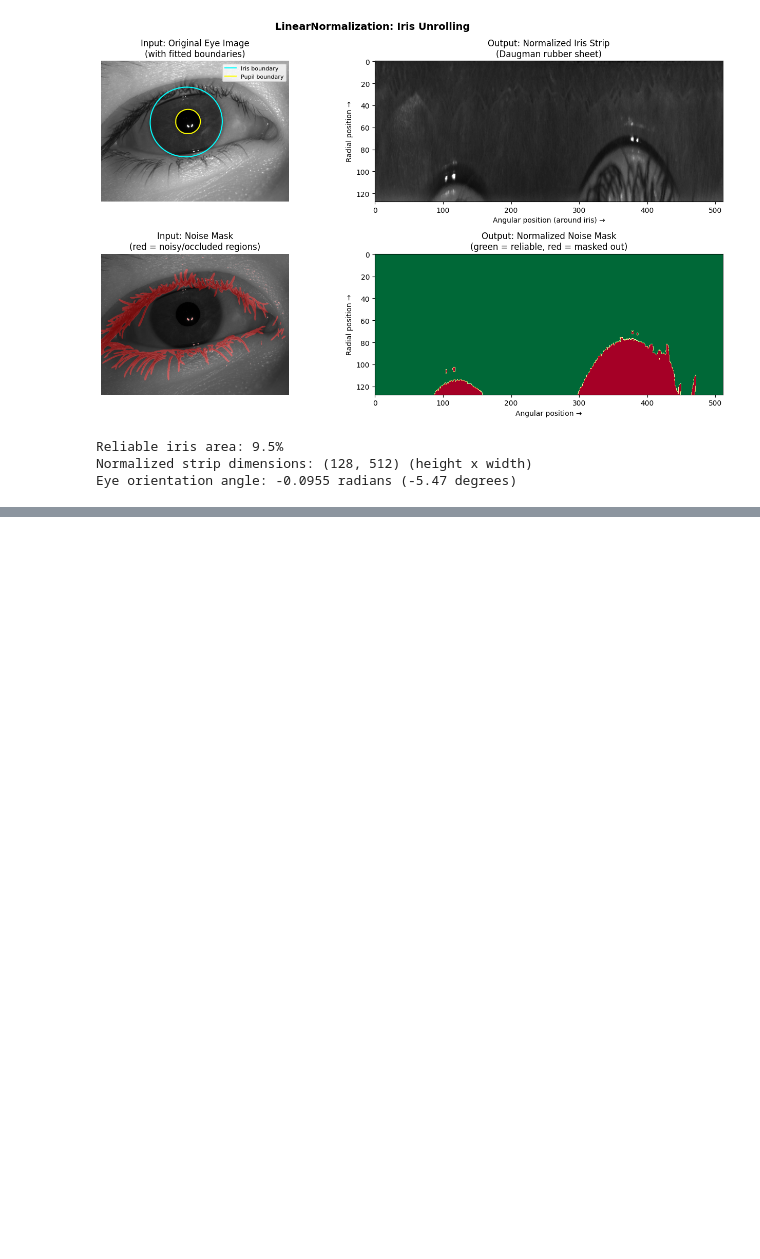
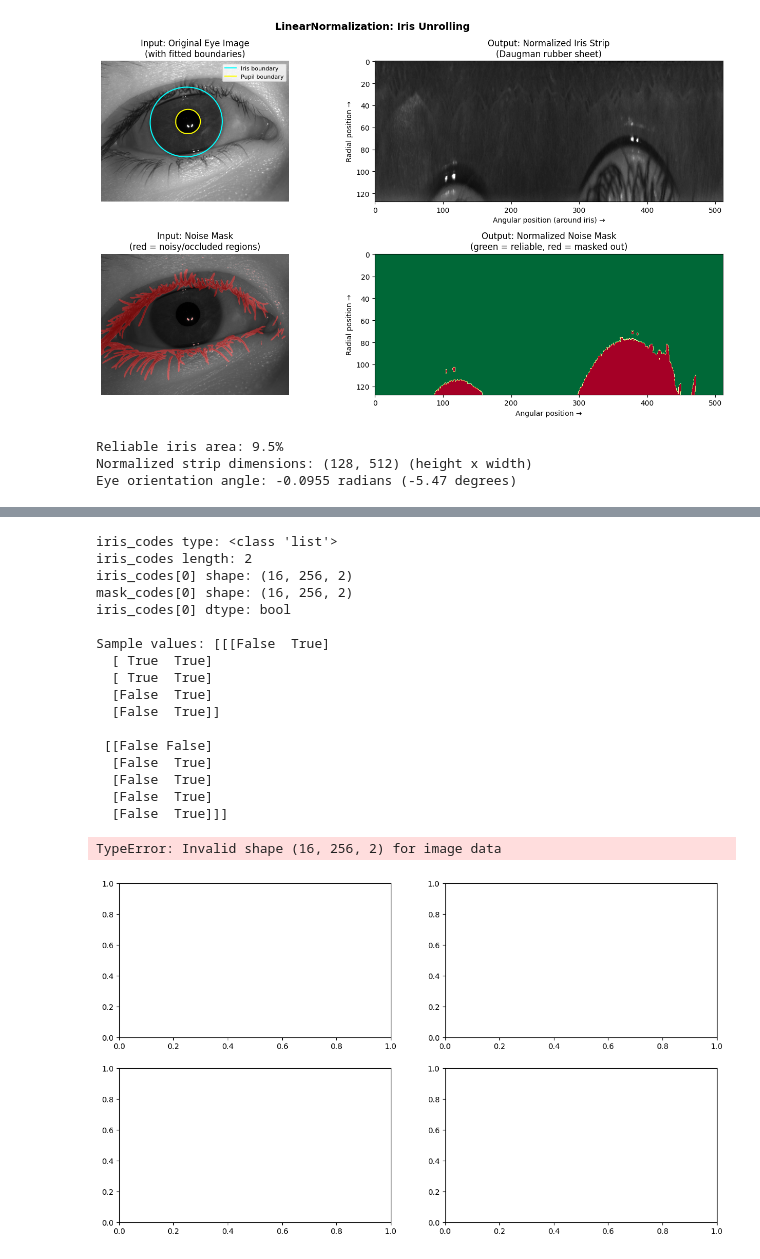
Before and after one commit to allison-diebol/open-iris, a Jupyter notebook: colab/internals/05_encoding.ipynb, the cells around one changed output, grey strips where cells are left out. Cells and saved outputs as stored; diff of their text form; code cells hidden in the pictures; blank space fills up the shorter version.

```diff
--- a/colab/internals/05_encoding.ipynb
+++ b/colab/internals/05_encoding.ipynb
@@ -278 +546,59 @@ Example from pipeline.yaml:
+# %%
+
+print("iris_codes type:", type(template.iris_codes))
+print("iris_codes length:", len(template.iris_codes))
+print("iris_codes[0] shape:", template.iris_codes[0].shape)
+print("mask_codes[0] shape:", template.mask_codes[0].shape)
+print("iris_codes[0] dtype:", template.iris_codes[0].dtype)
+
+# See what the values look like
+print("\nSample values:", template.iris_codes[0][:2, :5])
+
+fig, axes = plt.subplots(2, 2, figsize=(14, 8))
+
+for i in range(2):
+    # Iris code (the actual bits)
+    axes[i, 0].imshow(template.iris_codes[i], cmap="binary", aspect="auto")
+    axes[i, 0].set_title(f"Filter {i+1}: Iris Code\n(black=0, white=1)")
+    axes[i, 0].set_xlabel("Bit position (angular) →")
+    axes[i, 0].set_ylabel("Bit position (radial) →")
+
+    # Mask code overlaid on iris code
+    display = np.zeros((*template.iris_codes[i].shape, 3), dtype=np.float32)
+    display[..., 0] = template.iris_codes[i].astype(float)   # red channel = bit value
+    display[..., 1] = (~template.mask_codes[i]).astype(float) # green channel = valid
+    axes[i, 1].imshow(display, aspect="auto")
+    axes[i, 1].set_title(f"Filter {i+1}: Iris Code + Mask\n(green=usable, dark=masked out)")
+    axes[i, 1].set_xlabel("Bit position →")
+
+plt.suptitle("IrisEncoder: Binary Iris Code", fontsize=14, fontweight="bold")
+plt.tight_layout()
+plt.show()
+
+# Show bit distribution
+print("\nBit distribution (should be ~50/50 for a good iris code):")
+for i in range(len(template.iris_codes)):
+    ones = template.iris_codes[i].sum()
+    total = template.iris_codes[i].size
+    print(f"  Filter {i+1}: {ones} ones, {total - ones} zeros ({100*ones/total:.1f}% ones)")
+# %% [output]
+iris_codes type: <class 'list'>
+iris_codes length: 2
+iris_codes[0] shape: (16, 256, 2)
+mask_codes[0] shape: (16, 256, 2)
+iris_codes[0] dtype: bool
+
+Sample values: [[[False  True]
+  [ True  True]
+  [ True  True]
+  [False  True]
+  [False  True]]
+
+ [[False False]
+  [False  True]
+  [False  True]
+  [False  True]
+  [False  True]]]
+TypeError: Invalid shape (16, 256, 2) for image data
+[figure, added]
 # %% [markdown]
```
Also changed, not shown: parts of 16 cells of this notebook.
